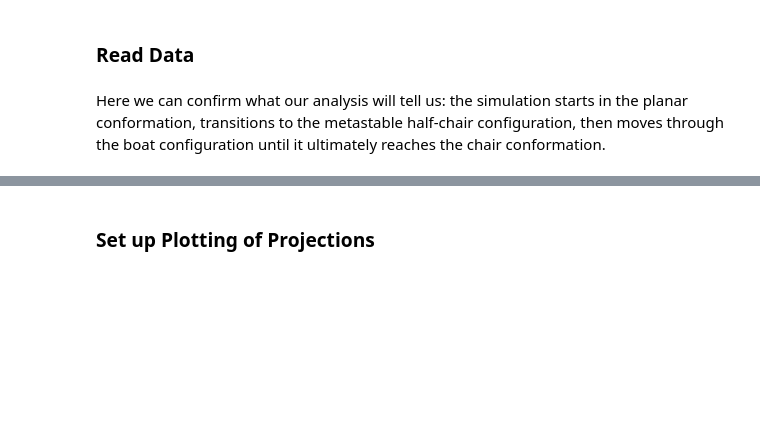
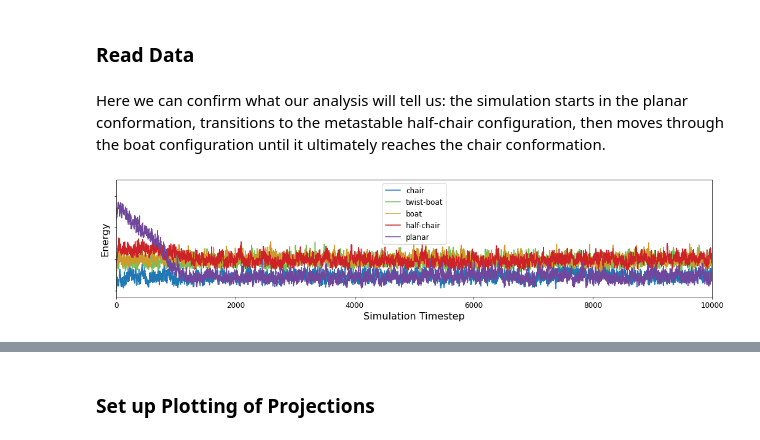
Before and after one commit to cersonsky-lab/unsupervised-ml, a Jupyter notebook: Dimensionality_Reduction_Cyclohexane.ipynb, the cells around one changed output, grey strips where cells are left out. Drawn from its saved outputs; the diff is of its cells as text; code cells hidden in the pictures; blank space fills up the shorter version.

```diff
--- a/Dimensionality_Reduction_Cyclohexane.ipynb
+++ b/Dimensionality_Reduction_Cyclohexane.ipynb
@@ -42,11 +39,17 @@ cmap = set_cmap()
 # read in the frames from each MD simulation
 traj = []
 names = ['chair', 'twist-boat', 'boat', 'half-chair', 'planar']
+rgb_colors = [(0.13333333333333333, 0.47058823529411764, 0.7098039215686275),
+                (0.4588235294117647, 0.7568627450980392, 0.34901960784313724),
+                (0.803921568627451, 0.6078431372549019, 0.16862745098039217),
+                (0.803921568627451, 0.13725490196078433, 0.15294117647058825),
+                (0.4392156862745098, 0.2784313725490196, 0.611764705882353),]
+
 ranges = np.zeros((len(names), 2), dtype=int)
 conf_idx = np.zeros(len(names), dtype=int)
 
 for i, n in enumerate(names):
-    frames = read(f'./cyclohexane_data/sep_MD/{n}.xyz', ':')
+    frames = read(f'./cyclohexane_data/MD/{n}.xyz', '::')
 
     for frame in frames:
         # wrap each frame in its box
@@ -75,25 +78,23 @@ Here we can confirm what our analysis will tell us: the simulation starts in the
 # %%
 fig, ax = plt.subplots(1, figsize=(3*4.8528, 3*1.2219))
 
-# horizontal lines for each conformation
-for n, c, r in zip(names, c_energy, ranges):
-
+for n, c, r, rgb in zip(names, c_energy, ranges, rgb_colors):
     ax.plot(range(0, r[1] - r[0]),
             energy[r[0]:r[1]] - min_e,
-#             c='lightgrey',
             label=n,
-#             linestyle='--',
-#             alpha=0.8,
+            c=rgb,
             zorder=-1)
 
 ax.legend()
 ax.set_xlabel("Simulation Timestep")
 ax.set_ylabel("Energy")
 
 ax.set_xlim([0, len(energy)//5])
 ax.set_ylim([-0.1, 1.25 * (max_e - min_e)])
 ax.set_yticklabels([])
 
 plt.tight_layout()
-plt.savefig('figures/Figure5/energy.eps')
+plt.savefig('figures/Figure5/energy.png')
 plt.show()
+# %% [output]
+[figure, added]
```
Also changed, not shown: parts of 42 cells of this notebook, 31 other files.
